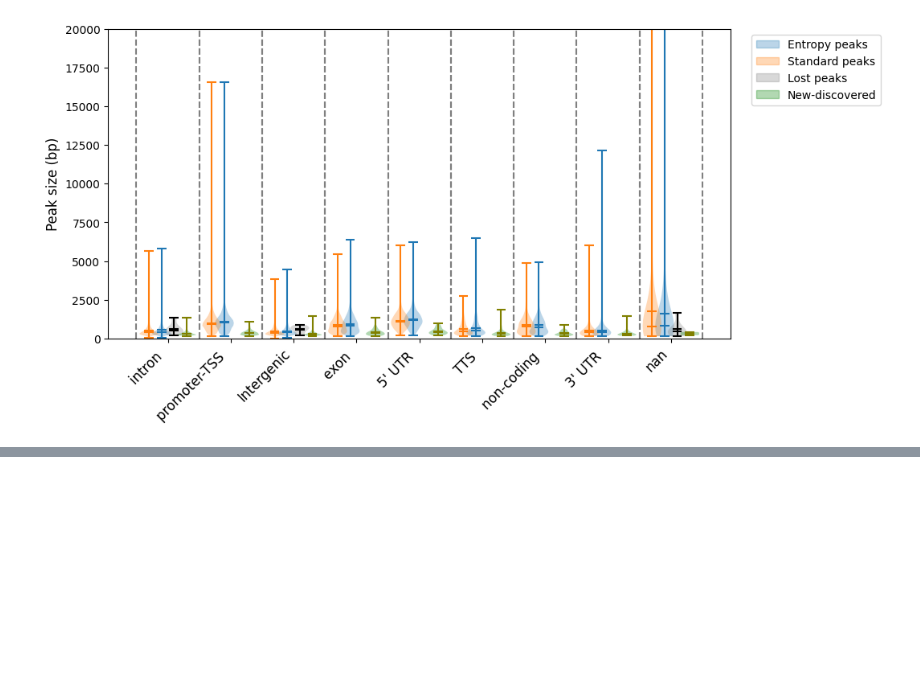
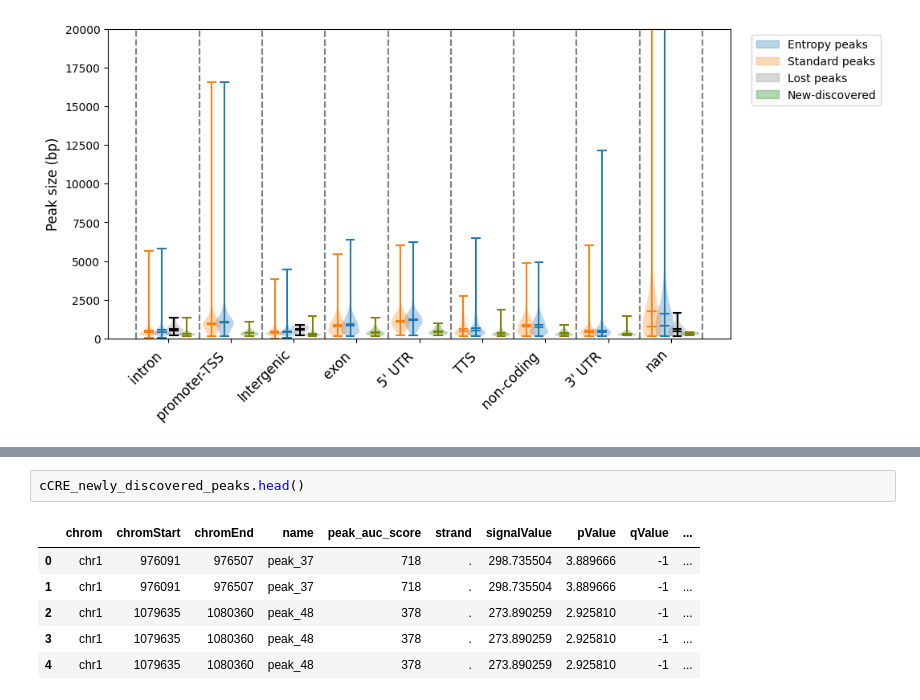
Before and after one commit to streetslab/SADE, a Jupyter notebook: EDA/benchmark_pbmc_compare_modality.ipynb, the cells around one changed output, grey strips where cells are left out. Cells and saved outputs as stored; diff of their text form; blank space fills up the shorter version.

```diff
--- a/EDA/benchmark_pbmc_compare_modality.ipynb
+++ b/EDA/benchmark_pbmc_compare_modality.ipynb
@@ -970,0 +992,9 @@ plt.legend(*zip(*labels), loc='upper right', bbox_to_anchor=(1.25, 1), ncol=1)
+# %%
+cCRE_newly_discovered_peaks.head()
+# %% [output]
+|  | chrom | chromStart | chromEnd | name | peak_auc_score | strand | signalValue | pValue | qValue | ... |
+| 0 | chr1 | 976091 | 976507 | peak_37 | 718 | . | 298.735504 | 3.889666 | -1 | ... |
+| 1 | chr1 | 976091 | 976507 | peak_37 | 718 | . | 298.735504 | 3.889666 | -1 | ... |
+| 2 | chr1 | 1079635 | 1080360 | peak_48 | 378 | . | 273.890259 | 2.925810 | -1 | ... |
+| 3 | chr1 | 1079635 | 1080360 | peak_48 | 378 | . | 273.890259 | 2.925810 | -1 | ... |
+| 4 | chr1 | 1079635 | 1080360 | peak_48 | 378 | . | 273.890259 | 2.925810 | -1 | ... |
```
Also changed, not shown: parts of 11 cells of this notebook, 4 other files.
